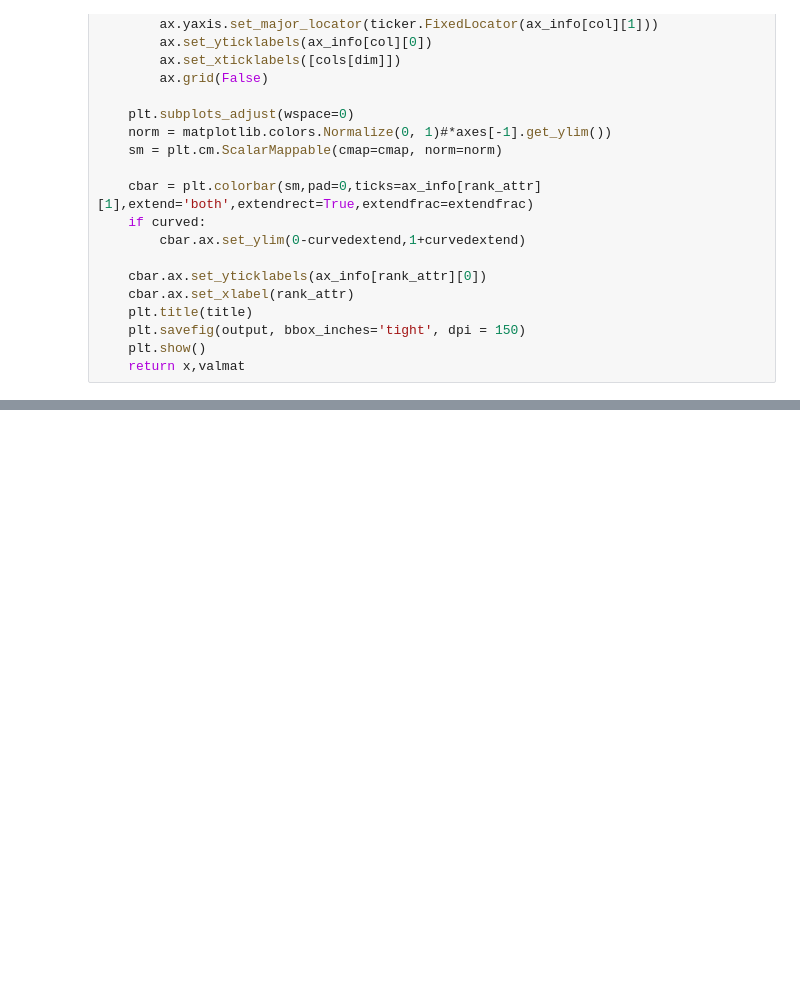
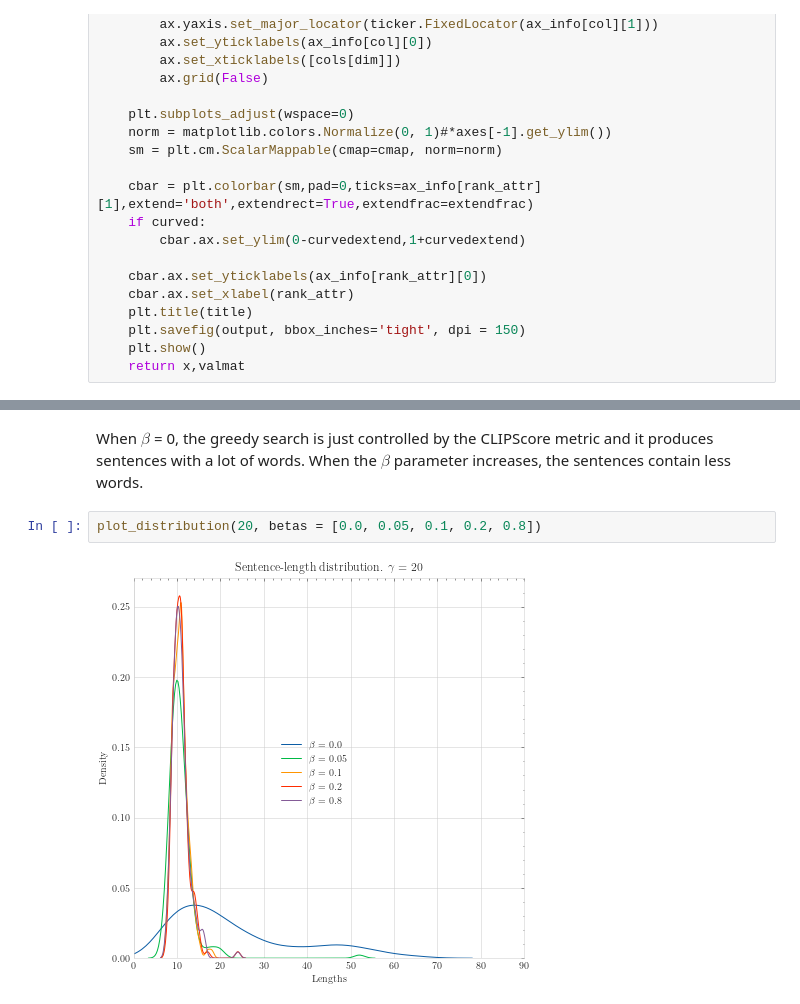
Before and after one commit to JAVI897/CLIP_prefix_caption, a Jupyter notebook: fit_beta_gamma/analysis results.ipynb, the cells around one changed output, grey strips where cells are left out. Drawn from its saved outputs; the diff is of its cells as text; blank space fills up the shorter version.

```diff
--- a/fit_beta_gamma/analysis results.ipynb
+++ b/fit_beta_gamma/analysis results.ipynb
@@ -157,0 +225,6 @@ with plt.style.context('science'):
+# %% [markdown]
+When $\beta$ = 0, the greedy search is just controlled by the CLIPScore metric and it produces sentences with a lot of words. When the $\beta$ parameter increases, the sentences contain less words.
+# %%
+plot_distribution(20, betas = [0.0, 0.05, 0.1, 0.2, 0.8])
+# %% [output]
+[figure, added]
```
Also changed, not shown: parts of 16 cells of this notebook.
